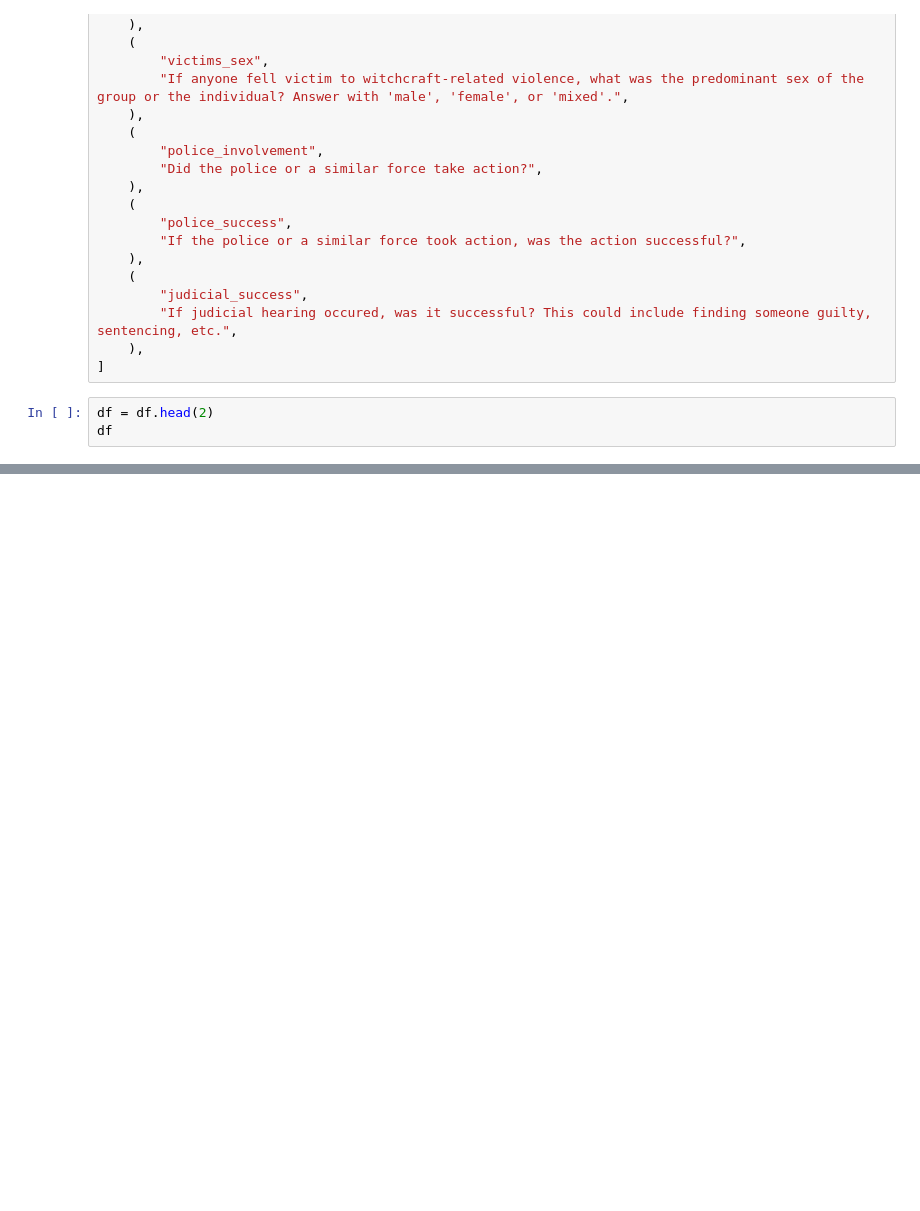
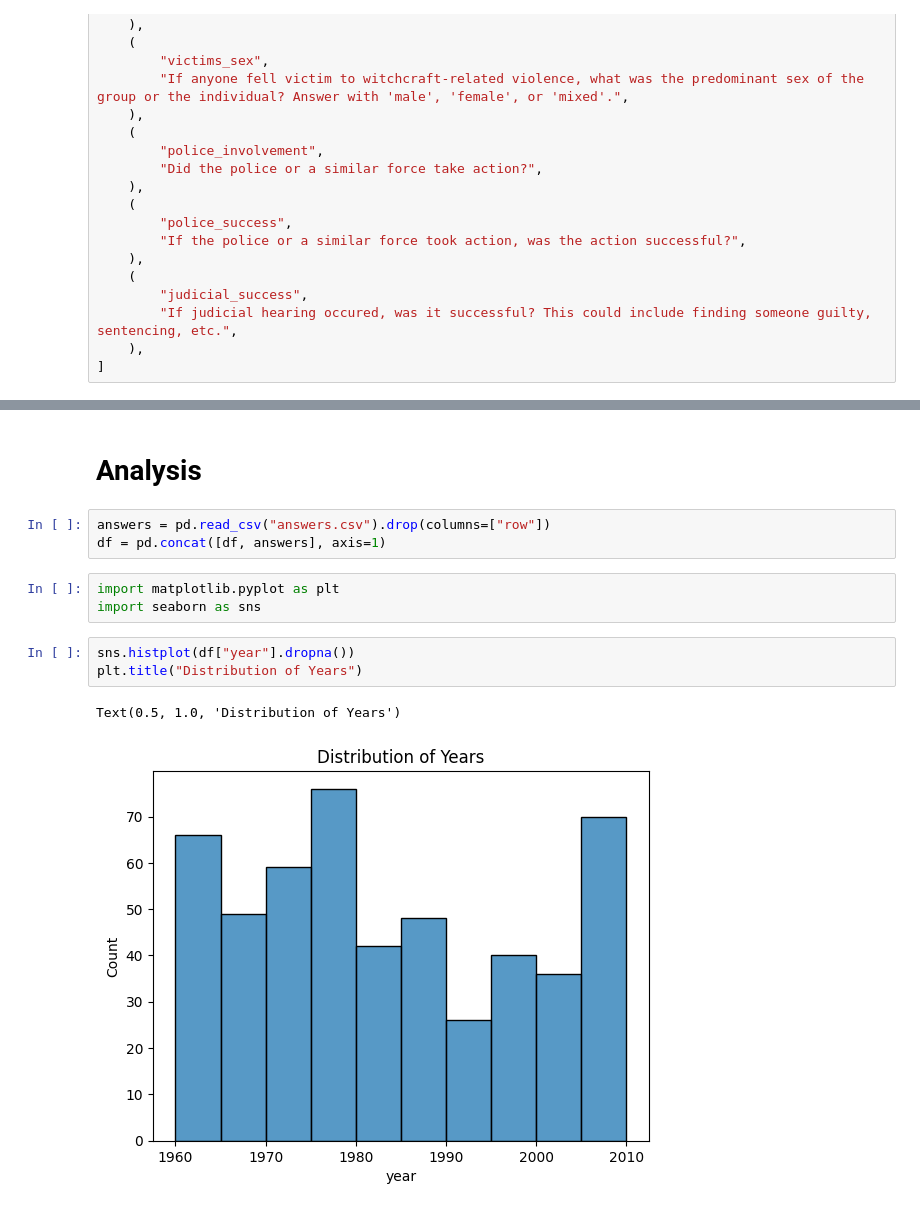
Before and after one commit to harrison-f-stropkay/witchcraft, a Jupyter notebook: analysis.ipynb, the cells around one changed output, grey strips where cells are left out. Drawn from its saved outputs; the diff is of its cells as text; blank space fills up the shorter version.

Commit message:
plots in

```diff
--- a/analysis.ipynb
+++ b/analysis.ipynb
@@ -137,6 +137,3 @@ questions = [
         "If judicial hearing occured, was it successful? This could include finding someone guilty, sentencing, etc.",
     ),
 ]
-# %%
-df = df.head(2)
-df
@@ -192,0 +181,14 @@ Two women from Rufiji District, Tanzania, confess to ritual witchcraft murder of
+# %% [markdown]
+# Analysis
+# %%
+answers = pd.read_csv("answers.csv").drop(columns=["row"])
+df = pd.concat([df, answers], axis=1)
+# %%
+import matplotlib.pyplot as plt
+import seaborn as sns
+# %%
+sns.histplot(df["year"].dropna())
+plt.title("Distribution of Years")
+# %% [output]
+Text(0.5, 1.0, 'Distribution of Years')
+[figure, added]
```
Also changed, not shown: parts of 13 cells of this notebook, 2 other files.
